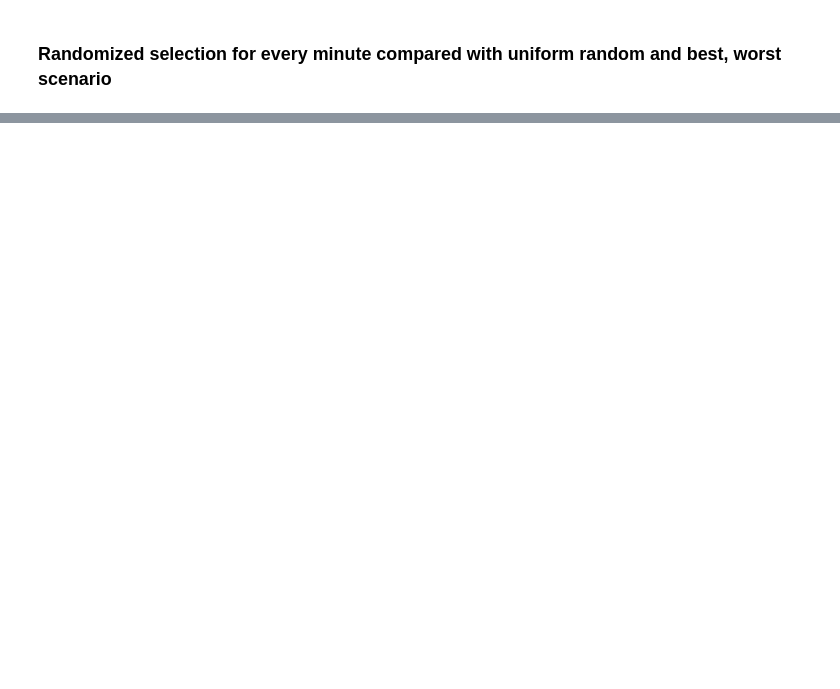
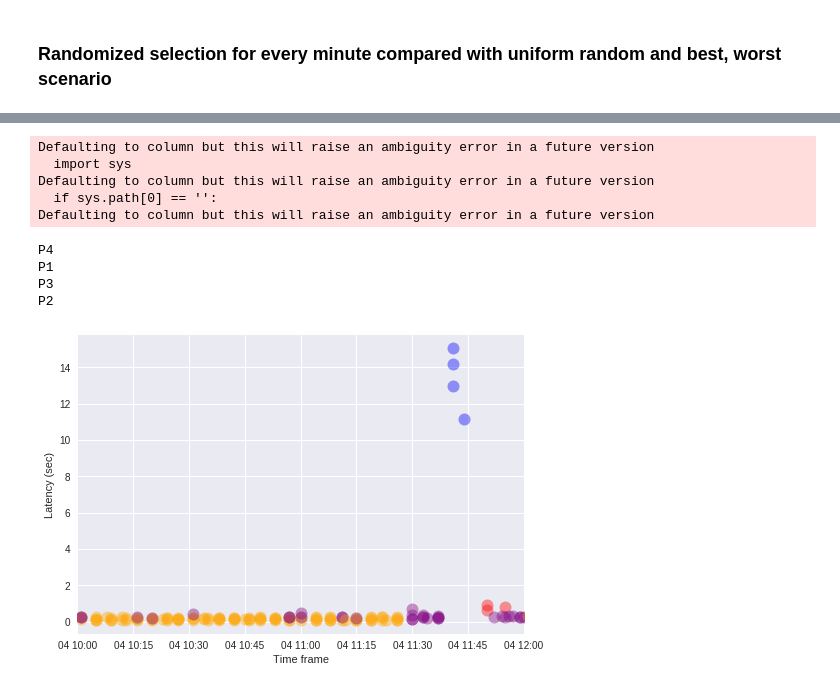
Before and after one commit to khulan8824/proxyTest, a Jupyter notebook: randomSelection.ipynb, the cells around one changed output, grey strips where cells are left out. Cells and saved outputs as stored; diff of their text form; code cells hidden in the pictures; blank space fills up the shorter version.

```diff
--- a/randomSelection.ipynb
+++ b/randomSelection.ipynb
@@ -325,0 +307,55 @@ print(len(df_clients))
+# %%
+def calculate_best(df):
+    clients = df.client.unique()
+    overall_best = pd.DataFrame()
+    for client in  clients:
+        df_client = df.query('client == "'+client+'"')
+        time_seq = df_client.time.unique()
+        idx = df_client.groupby(['time'])['download'].transform(max) == df_client['download']
+        worst_df = df_client[idx]
+
+        #df_best = df_client.resample('10Min').mean()
+        #print(df_best.head())
+        idx = df_client.groupby(['time'])['download'].transform(min) == df_client['download']
+        best_df = df_client[idx]
+
+        overall_best = overall_best.append(best_df)
+    return overall_best
+
+def plot_best(df):
+    df =  df.set_index(df.time)
+    df = df.sort_index()
+    groups = df.groupby(['time','proxy'])
+
+    fig, ax = plt.subplots()
+    labels = []
+    ax.margins(0.05) # Optional, just adds 5% padding to the autoscaling
+    for name, group in groups:
+        #print(group.time, group.download)
+        #print(name[1])
+        ax.plot(pd.to_datetime(group.time), group.download, marker='o', linestyle='', ms=12,
+                color=colorMap[name[1]], alpha=0.4)
+        if proxyNames[name[1]] not in labels:
+            print(proxyNames[name[1]])
+            labels.append(proxyNames[name[1]])
+    #ax.legend()
+    plt.xlim('2018/02/04 10:00','2018/02/04 12:00')
+    #plt.ylim(0,2)
+    plt.xlabel('Time frame')
+    plt.ylabel('Latency (sec)')
+    #plt.legend(labels)
+    plt.show()
+
+overall_best = calculate_best(client_data)
+plot_best(overall_best)
+# %% [output]
+Defaulting to column but this will raise an ambiguity error in a future version
+  import sys
+Defaulting to column but this will raise an ambiguity error in a future version
+  if sys.path[0] == '':
+Defaulting to column but this will raise an ambiguity error in a future version
+P4
+P1
+P3
+P2
+[figure, added]
```
Also changed, not shown: parts of 7 cells of this notebook.
